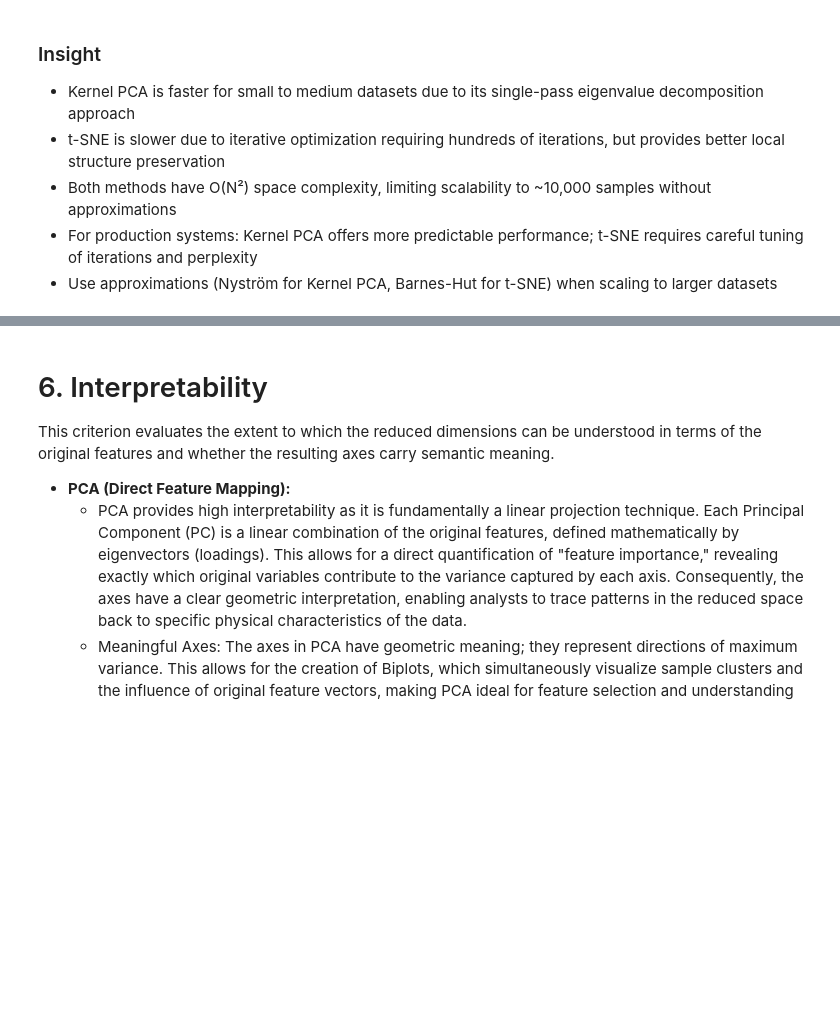
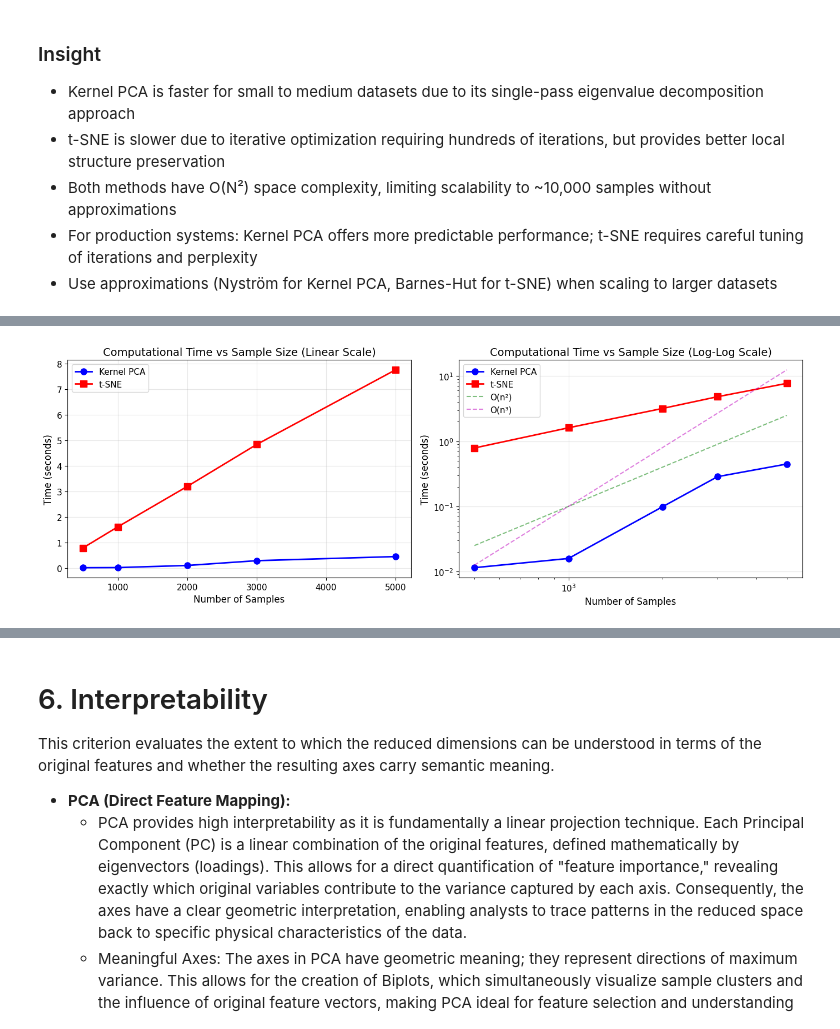
Before and after one commit to NguyenAn0808/kernel-pca-vs-tsne, a Jupyter notebook: notebooks/pca_vs_tsne.ipynb, the cells around one changed output, grey strips where cells are left out. Cells and saved outputs as stored; diff of their text form; code cells hidden in the pictures; blank space fills up the shorter version.

Commit message:
Update cost comparison

```diff
--- a/notebooks/pca_vs_tsne.ipynb
+++ b/notebooks/pca_vs_tsne.ipynb
@@ -671,0 +752,33 @@ Practical Observations:
+# %%
+# Visualize timing results
+fig, axes = plt.subplots(1, 2, figsize=(14, 5))
+
+# Linear scale
+axes[0].plot(sample_sizes, kpca_times, 'b-o', label='Kernel PCA', linewidth=2, markersize=8)
+axes[0].plot(sample_sizes, tsne_times, 'r-s', label='t-SNE', linewidth=2, markersize=8)
+axes[0].set_xlabel('Number of Samples')
+axes[0].set_ylabel('Time (seconds)')
+axes[0].set_title('Computational Time vs Sample Size (Linear Scale)')
+axes[0].legend()
+axes[0].grid(True, alpha=0.3)
+
+# Log-log scale to see complexity
+axes[1].loglog(sample_sizes, kpca_times, 'b-o', label='Kernel PCA', linewidth=2, markersize=8)
+axes[1].loglog(sample_sizes, tsne_times, 'r-s', label='t-SNE', linewidth=2, markersize=8)
+
+# Add reference lines for O(n^2) and O(n^3)
+n_ref = np.array(sample_sizes)
+axes[1].loglog(n_ref, 1e-7 * n_ref**2, 'g--', alpha=0.5, label='O(n²)')
+axes[1].loglog(n_ref, 1e-10 * n_ref**3, 'm--', alpha=0.5, label='O(n³)')
+
+axes[1].set_xlabel('Number of Samples')
+axes[1].set_ylabel('Time (seconds)')
+axes[1].set_title('Computational Time vs Sample Size (Log-Log Scale)')
+axes[1].legend()
+axes[1].grid(True, alpha=0.3)
+
+plt.tight_layout()
+plt.savefig('computational_cost_samples.png', dpi=150, bbox_inches='tight')
+plt.show()
+# %% [output]
+[figure, added]
```
Also changed, not shown: parts of 7 cells of this notebook.
